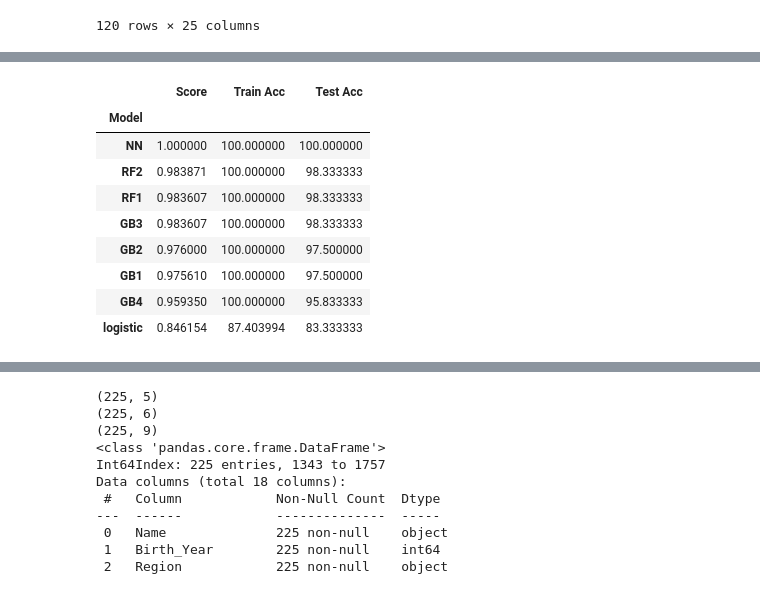
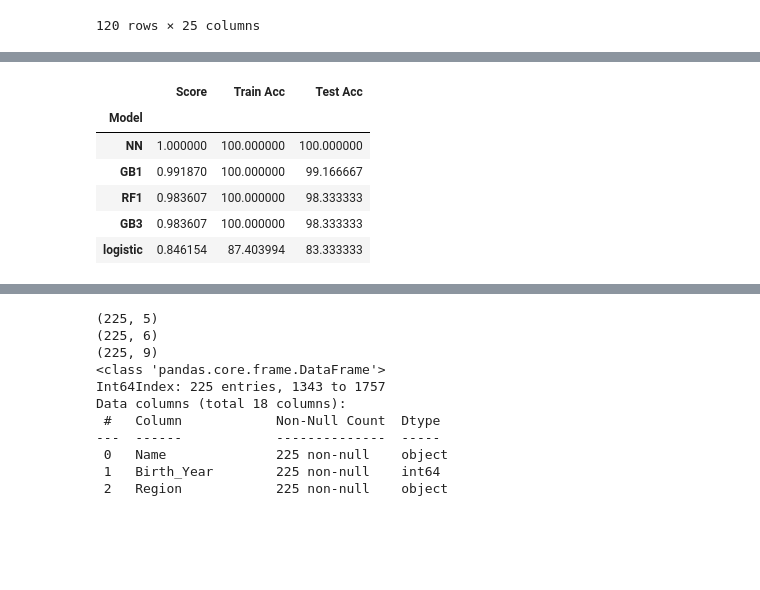
Before and after one commit to henrymmarques/MLProject, a Jupyter notebook: FINAL - Group03.ipynb, the cells around one changed output, grey strips where cells are left out. Cells and saved outputs as stored; diff of their text form; code cells hidden in the pictures; blank space fills up the shorter version.

```diff
--- a/FINAL - Group03.ipynb
+++ b/FINAL - Group03.ipynb
@@ -312,0 +355,4 @@ array([0, 1], dtype=int64)
+# %%
+#Shortening values
+dict_checkup = {"Less than 3 years but more than 1 year" : '1-3 years',  'Less than three months' : 'Less than 3 months'}
+train_df.replace({"Checkup": dict_checkup}, inplace=True)
@@ -312,0 +363,7 @@ array([0, 1], dtype=int64)
+# %%
+#Rename to shorter values
+dict_diabetes = {"Neither I nor my immediate family have diabetes." : 'Neither I nor my immediate family',
+  "I don't have diabetes, but I have direct family members who have diabetes." : "I don't, but direct family members have",
+   "I do have diabetes" : 'Yes',
+   'I have/had pregnancy diabetes or borderline diabetes' : 'Pregnancy or Borderline Diabetes'}
+train_df.replace({"Diabetes": dict_diabetes}, inplace=True)
@@ -313,3 +372,8 @@ array([0, 1], dtype=int64)
+# %%
+#Change gender to 'Gender Male' in order to have 0/1 values
+train_df['Gender'].replace(['Male'], 1, inplace=True)
+train_df['Gender'].replace(['Female'], 0, inplace=True)
+train_df.rename(columns={'Gender':'Gender Male'}, inplace=True)
 # %%
 train_df.describe().T
 # %% [output]
@@ -536,9 +592,3 @@ Exercise and smoking habits
-# %%
-train_data_cat['Smoking_Habit']=pd.Series(np.where(train_data_cat.Smoking_Habit.values == 'Yes', 1, 0),train_data_cat.index)
-train_data_cat['Exercise']=pd.Series(np.where(train_data_cat.Exercise.values == 'Yes', 1, 0),train_data_cat.index)
-
-test_data_cat['Smoking_Habit']=pd.Series(np.where(test_data_cat.Smoking_Habit.values == 'Yes', 1, 0),test_data_cat.index)
-test_data_cat['Exercise']=pd.Series(np.where(test_data_cat.Exercise.values == 'Yes', 1, 0),test_data_cat.index)
 # %% [markdown]
 <a class="anchor" id="4th-bullet">
 
@@ -1139,31 +1189,30 @@ logistic_score=metrics.f1_score(y_test,logistic.predict(X_test))
 # }
 # grid_cv = GridSearchCV(dtree, param_grid, scoring="accuracy", n_jobs=-2, cv=3).fit(X_train, y_train)
 # %%
-models=[NN, RF1, RF2, GB1, GB2, GB3, GB4, logistic]
-models_names=['NN', 'RF1','RF2', 'GB1', 'GB2', 'GB3', 'GB4', 'logistic']
+####models=[NN, RF1, RF2, GB1, GB2, GB3, GB4, logistic]
+models=[NN, RF1, GB1,  GB3,  logistic]
+####models_names=['NN', 'RF1','RF2', 'GB1', 'GB2', 'GB3', 'GB4', 'logistic']
+models_names=['NN', 'RF1', 'GB1',  'GB3', 'logistic']
 models_acc=list(map(train_test_accuracy, models))
 result_tuple = list(map(list, zip(*models_acc)))
 train_acc, test_acc = result_tuple
 
 results = pd.DataFrame({
     'Model': models_names,
     'Score': list(map(f1_score, models)),
     'Train Acc': train_acc,
     'Test Acc': test_acc
     })
 result_df = results.sort_values(by='Score', ascending=False)
 result_df = result_df.set_index('Model')
 result_df
 # %% [output]
 |  | Score | Train Acc | Test Acc |
 | Model |  |  |  |
 | NN | 1.000000 | 100.000000 | 100.000000 |
-| RF2 | 0.983871 | 100.000000 | 98.333333 |
+| GB1 | 0.991870 | 100.000000 | 99.166667 |
 | RF1 | 0.983607 | 100.000000 | 98.333333 |
 | GB3 | 0.983607 | 100.000000 | 98.333333 |
-| GB2 | 0.976000 | 100.000000 | 97.500000 |
-| GB1 | 0.975610 | 100.000000 | 97.500000 |
-| GB4 | 0.959350 | 100.000000 | 95.833333 |
 | logistic | 0.846154 | 87.403994 | 83.333333 |
 # %%
 train_data
```
Also changed, not shown: parts of 32 cells of this notebook.
